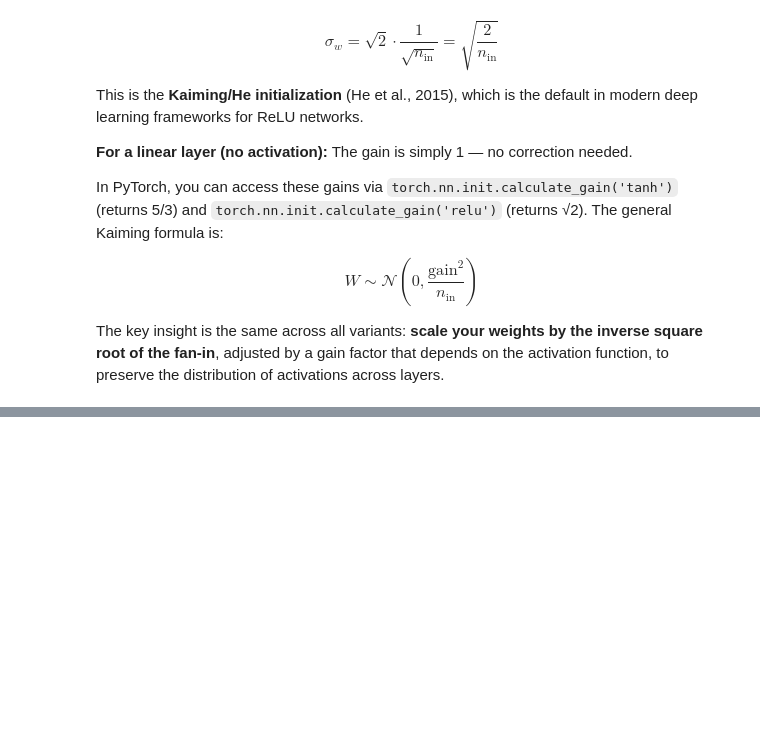
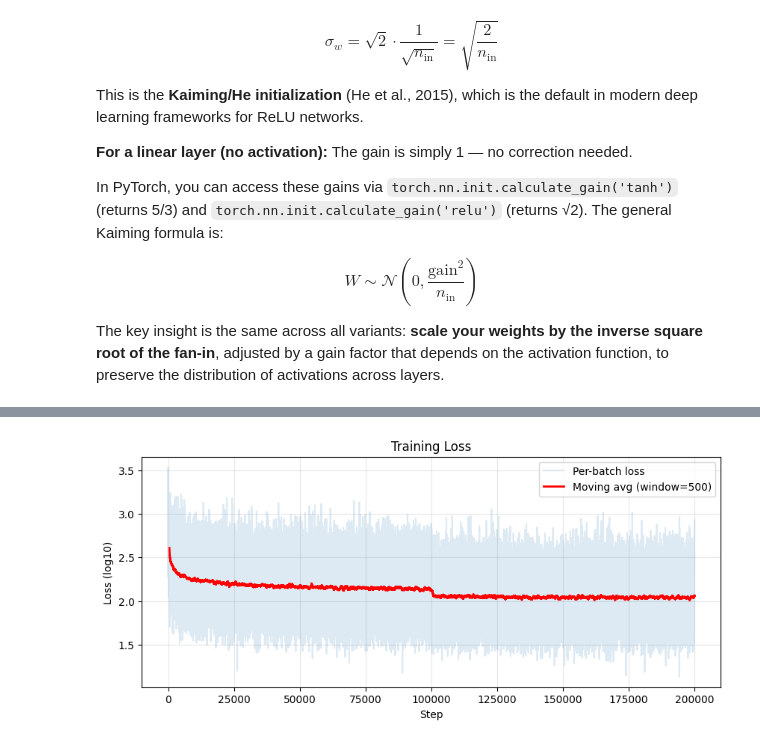
Before and after one commit to kshitijg92/karpathy-zero-to-hero-deep-work, a Jupyter notebook: lesson_4_makemore_batchnorm/makemore_initialization_batchnorm_part1.ipynb, the cells around one changed output, grey strips where cells are left out. Saved outputs shown, nothing was run; the diff lists cells and outputs as text; code cells hidden in the pictures; blank space fills up the shorter version.

```diff
--- a/lesson_4_makemore_batchnorm/makemore_initialization_batchnorm_part1.ipynb
+++ b/lesson_4_makemore_batchnorm/makemore_initialization_batchnorm_part1.ipynb
@@ -867,0 +925,4 @@ print(f"Final training loss: {lossi[-1]}")
+# %%
+plot_loss(stepi, lossi)
+# %% [output]
+[figure, added]
```
Also changed, not shown: parts of 39 cells of this notebook.
